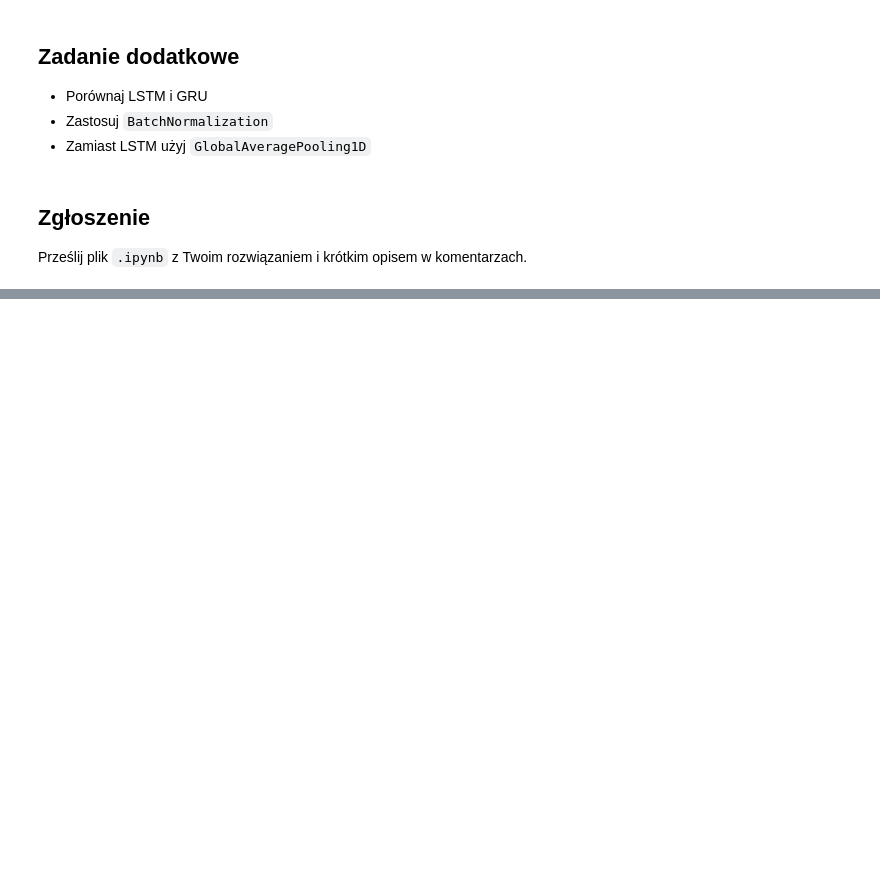
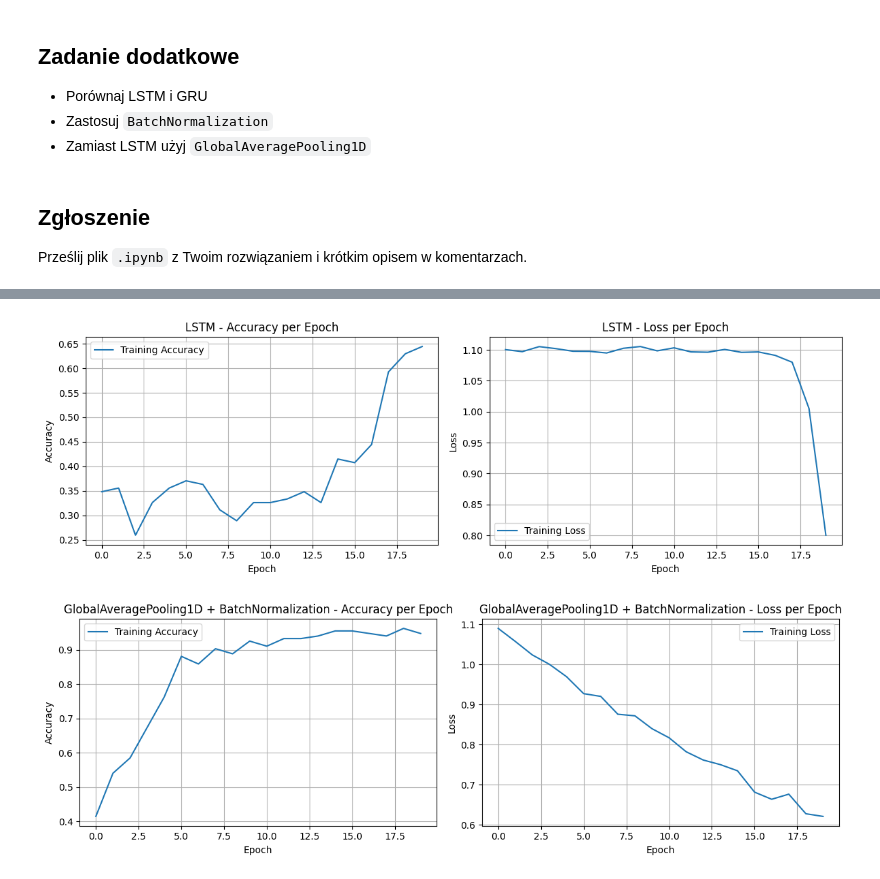
Before and after one commit to PawelCedzich/NLPLabs, a Jupyter notebook: Lista 7/classification_py_tf.ipynb, the cells around one changed output, grey strips where cells are left out. Cells and saved outputs as stored; diff of their text form; code cells hidden in the pictures; blank space fills up the shorter version.

```diff
--- a/Lista 7/classification_py_tf.ipynb
+++ b/Lista 7/classification_py_tf.ipynb
@@ -181,0 +263,17 @@ data = [
+# %%
+# Model GlobalAveragePooling z batchnormalizacją
+print("\n--- Trening modelu z GlobalAveragePooling1D i BatchNormalization ---")
+model_gap_bn = Sequential([
+    Embedding(vocab_size, embedding_dim, input_length=max_length),
+    BatchNormalization(),
+    GlobalAveragePooling1D(),
+    Dropout(0.5),
+    Dense(3, activation='softmax')
+])
+
+model_gap_bn.compile(loss='sparse_categorical_crossentropy', optimizer='adam', metrics=['accuracy'])
+
+history_gap_bn = model_gap_bn.fit(padded_sequences, labels, epochs=num_epochs, verbose=2)
+
+print("\nHistoria treningu (Model GlobalAveragePooling1D + BatchNormalization):")
+print(history_gap_bn.history.keys())
@@ -181,0 +298,62 @@ data = [
+# %%
+# Funkcja pomocnicza do tworzenia wykresów
+def plot_history(history, title):
+    plt.figure(figsize=(12, 4))
+
+    # Wykres Accuracy
+    plt.subplot(1, 2, 1)
+    plt.plot(history.history['accuracy'], label='Training Accuracy')
+    if 'val_accuracy' in history.history:
+        plt.plot(history.history['val_accuracy'], label='Validation Accuracy')
+    plt.title(f'{title} - Accuracy per Epoch')
+    plt.xlabel('Epoch')
+    plt.ylabel('Accuracy')
+    plt.legend()
+    plt.grid(True)
+
+    # Wykres Loss
+    plt.subplot(1, 2, 2)
+    plt.plot(history.history['loss'], label='Training Loss')
+    if 'val_loss' in history.history:
+        plt.plot(history.history['val_loss'], label='Validation Loss')
+    plt.title(f'{title} - Loss per Epoch')
+    plt.xlabel('Epoch')
+    plt.ylabel('Loss')
+    plt.legend()
+    plt.grid(True)
+
+    plt.tight_layout()
+    plt.show()
+
+plot_history(history_lstm, "LSTM")
+plot_history(history_gap_bn, "GlobalAveragePooling1D + BatchNormalization")
+
+
+test_sentences = [
+    "Turn off the lights.",
+    "Is it going to rain?",
+    "The dog is barking.",
+    "He plays the guitar",
+    "Read this book.",
+    "How old are you?"
+]
+
+test_sequences = tokenizer.texts_to_sequences(test_sentences)
+test_padded_sequences = pad_sequences(test_sequences, maxlen=max_length, padding=padding_type, truncating=trunc_type)
+
+# Prognozy dla modelu LSTM
+predictions_lstm = model_lstm.predict(test_padded_sequences)
+print("\nPredictions (Model z LSTM):")
+for i, sentence in enumerate(test_sentences):
+    predicted_class = np.argmax(predictions_lstm[i])
+    print(f"'{sentence}' -> Predicted class: {predicted_class}")
+
+# Prognozy dla modelu GlobalAveragePooling1D + BatchNormalization
+predictions_gap_bn = model_gap_bn.predict(test_padded_sequences)
+print("\nPredictions (Model z GlobalAveragePooling1D + BatchNormalization):")
+for i, sentence in enumerate(test_sentences):
+    predicted_class = np.argmax(predictions_gap_bn[i])
+    print(f"'{sentence}' -> Predicted class: {predicted_class}")
+# %% [output]
+[figure, added]
+[figure, added]
```
Also changed, not shown: parts of 6 cells of this notebook.
